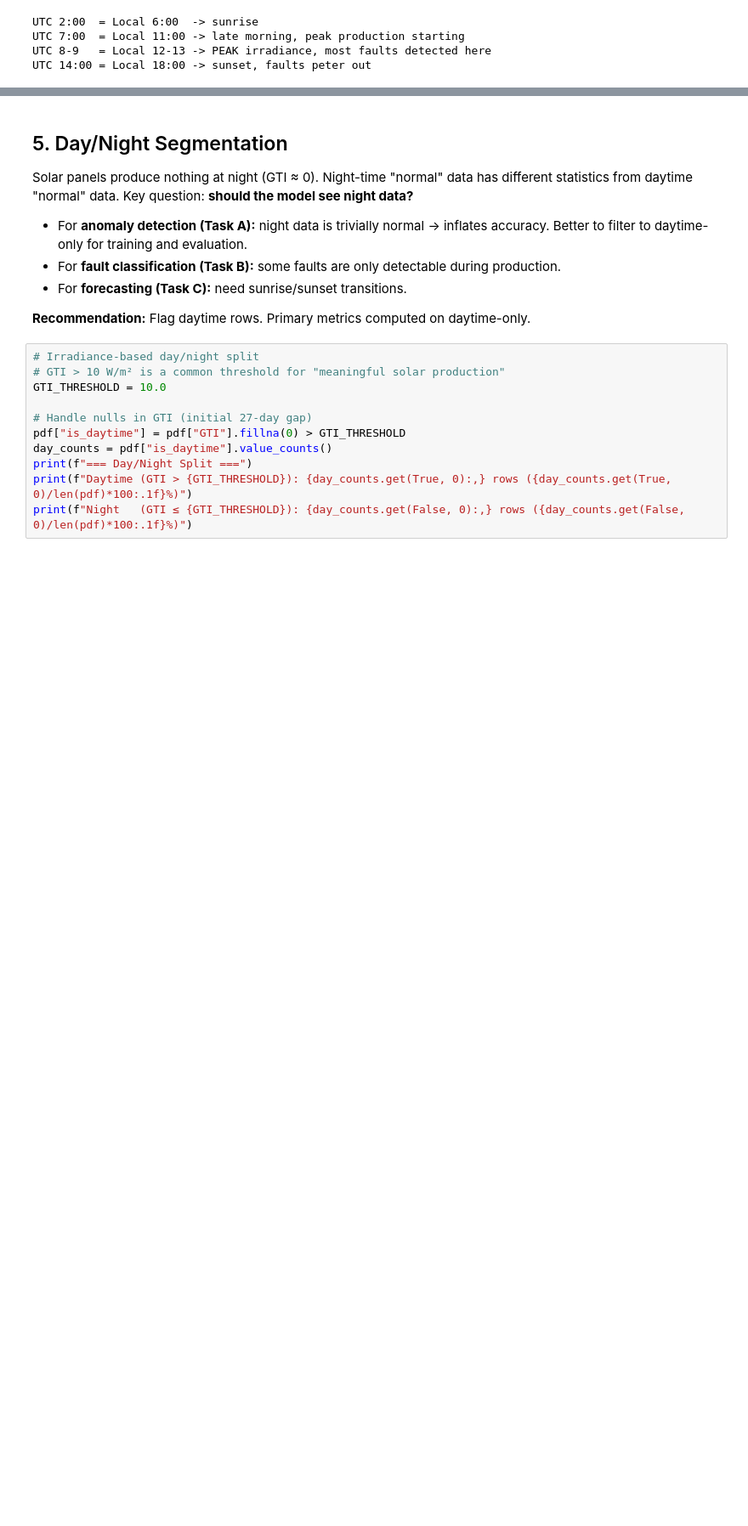
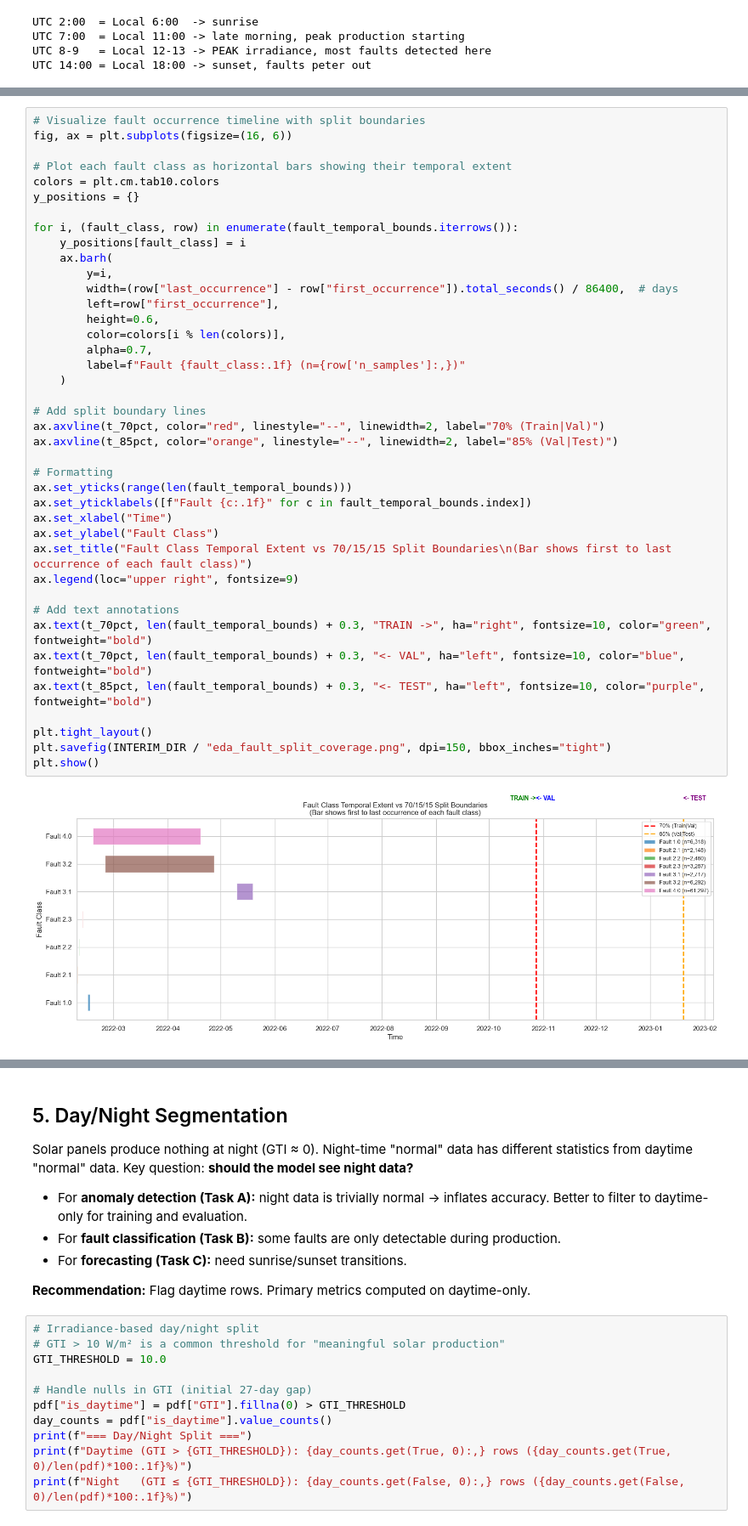
Before and after one commit to aminetech26/PFE_Experiments, a Jupyter notebook: notebooks/eda_reunion.ipynb, the cells around one changed output, grey strips where cells are left out. Shown at 85% size. Cells and saved outputs as stored; diff of their text form; blank space fills up the shorter version.

Commit message:
added fault distribution analysis for split decisions

```diff
--- a/notebooks/eda_reunion.ipynb
+++ b/notebooks/eda_reunion.ipynb
@@ -1063,0 +1178,42 @@ UTC 14:00 = Local 18:00 -> sunset, faults peter out
+# %%
+# Visualize fault occurrence timeline with split boundaries
+fig, ax = plt.subplots(figsize=(16, 6))
+
+# Plot each fault class as horizontal bars showing their temporal extent
+colors = plt.cm.tab10.colors
+y_positions = {}
+
+for i, (fault_class, row) in enumerate(fault_temporal_bounds.iterrows()):
+    y_positions[fault_class] = i
+    ax.barh(
+        y=i,
+        width=(row["last_occurrence"] - row["first_occurrence"]).total_seconds() / 86400,  # days
+        left=row["first_occurrence"],
+        height=0.6,
+        color=colors[i % len(colors)],
+        alpha=0.7,
+        label=f"Fault {fault_class:.1f} (n={row['n_samples']:,})"
+    )
+
+# Add split boundary lines
+ax.axvline(t_70pct, color="red", linestyle="--", linewidth=2, label="70% (Train|Val)")
+ax.axvline(t_85pct, color="orange", linestyle="--", linewidth=2, label="85% (Val|Test)")
+
+# Formatting
+ax.set_yticks(range(len(fault_temporal_bounds)))
+ax.set_yticklabels([f"Fault {c:.1f}" for c in fault_temporal_bounds.index])
+ax.set_xlabel("Time")
+ax.set_ylabel("Fault Class")
+ax.set_title("Fault Class Temporal Extent vs 70/15/15 Split Boundaries\n(Bar shows first to last occurrence of each fault class)")
+ax.legend(loc="upper right", fontsize=9)
+
+# Add text annotations
+ax.text(t_70pct, len(fault_temporal_bounds) + 0.3, "TRAIN ->", ha="right", fontsize=10, color="green", fontweight="bold")
+ax.text(t_70pct, len(fault_temporal_bounds) + 0.3, "<- VAL", ha="left", fontsize=10, color="blue", fontweight="bold")
+ax.text(t_85pct, len(fault_temporal_bounds) + 0.3, "<- TEST", ha="left", fontsize=10, color="purple", fontweight="bold")
+
+plt.tight_layout()
+plt.savefig(INTERIM_DIR / "eda_fault_split_coverage.png", dpi=150, bbox_inches="tight")
+plt.show()
+# %% [output]
+[figure, added]
```
Also changed, not shown: parts of 4 cells of this notebook, 1 other file.
